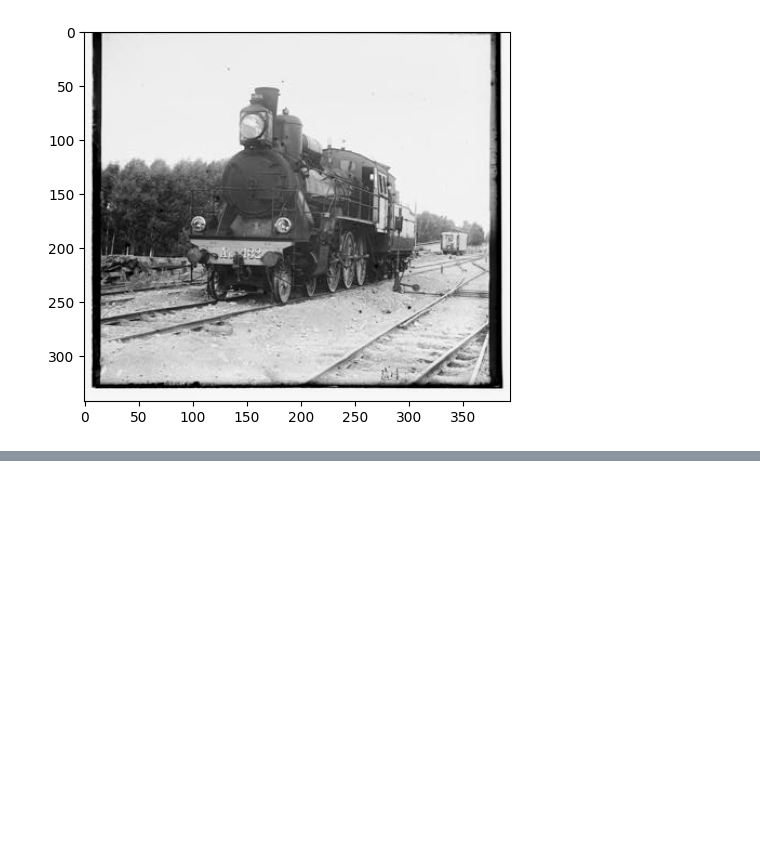
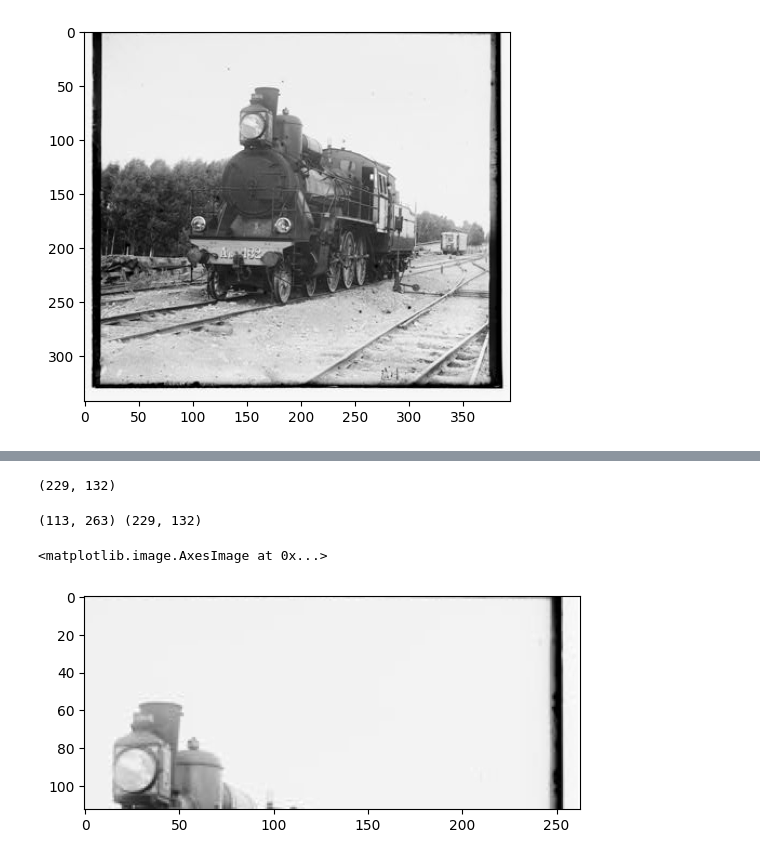
Before and after one commit to albertceballos0/UAB-VC-voice-identification, a Jupyter notebook: LAB2/lab2.ipynb, the cells around one changed output, grey strips where cells are left out. Drawn from its saved outputs; the diff is of its cells as text; code cells hidden in the pictures; blank space fills up the shorter version.

```diff
--- a/LAB2/lab2.ipynb
+++ b/LAB2/lab2.ipynb
@@ -73,0 +74,13 @@ min_val, max_val, min_loc, max_loc
+# %%
+resultado_correlacion.shape
+# %% [output]
+(229, 132)
+# %%
+print(imagen2_reshape.shape, resultado_correlacion.shape)
+# %% [output]
+(113, 263) (229, 132)
+# %%
+plt.imshow(imagen2_reshape, cmap='gray')
+# %% [output]
+<matplotlib.image.AxesImage at 0x...>
+[figure, added]
```
Also changed, not shown: parts of 4 cells of this notebook.
